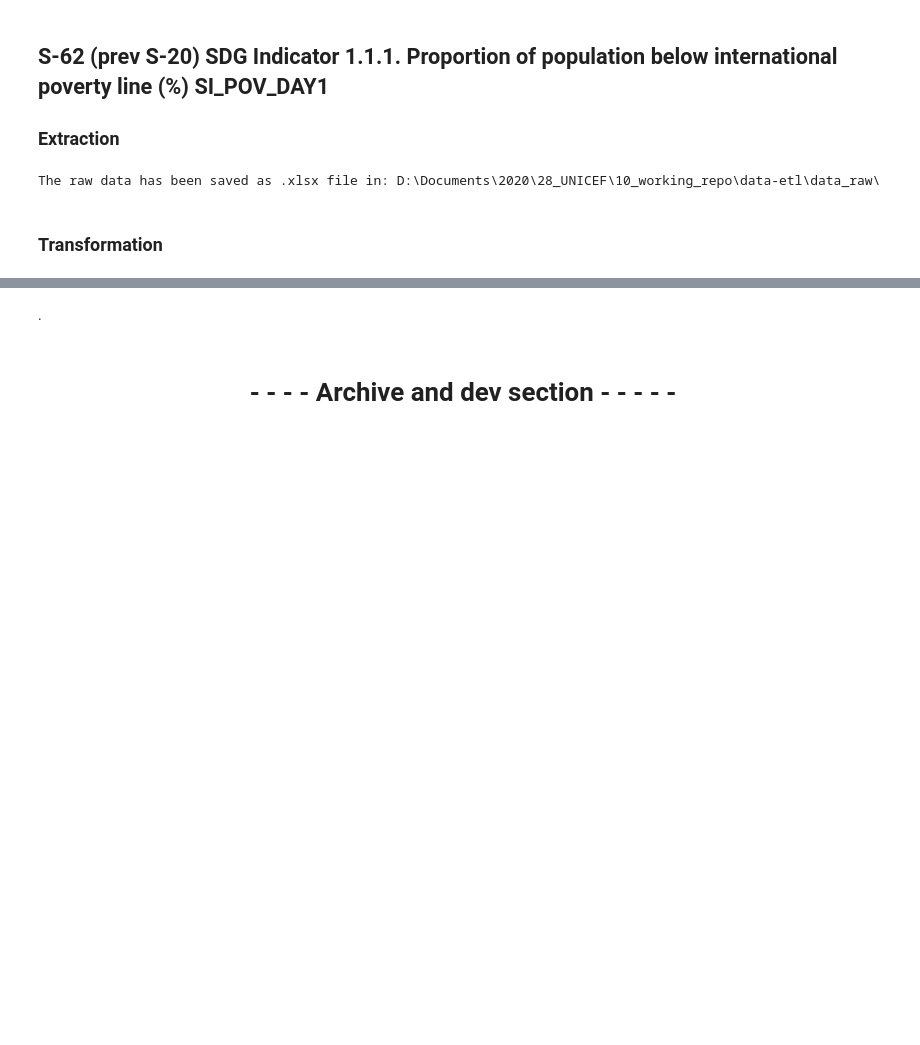
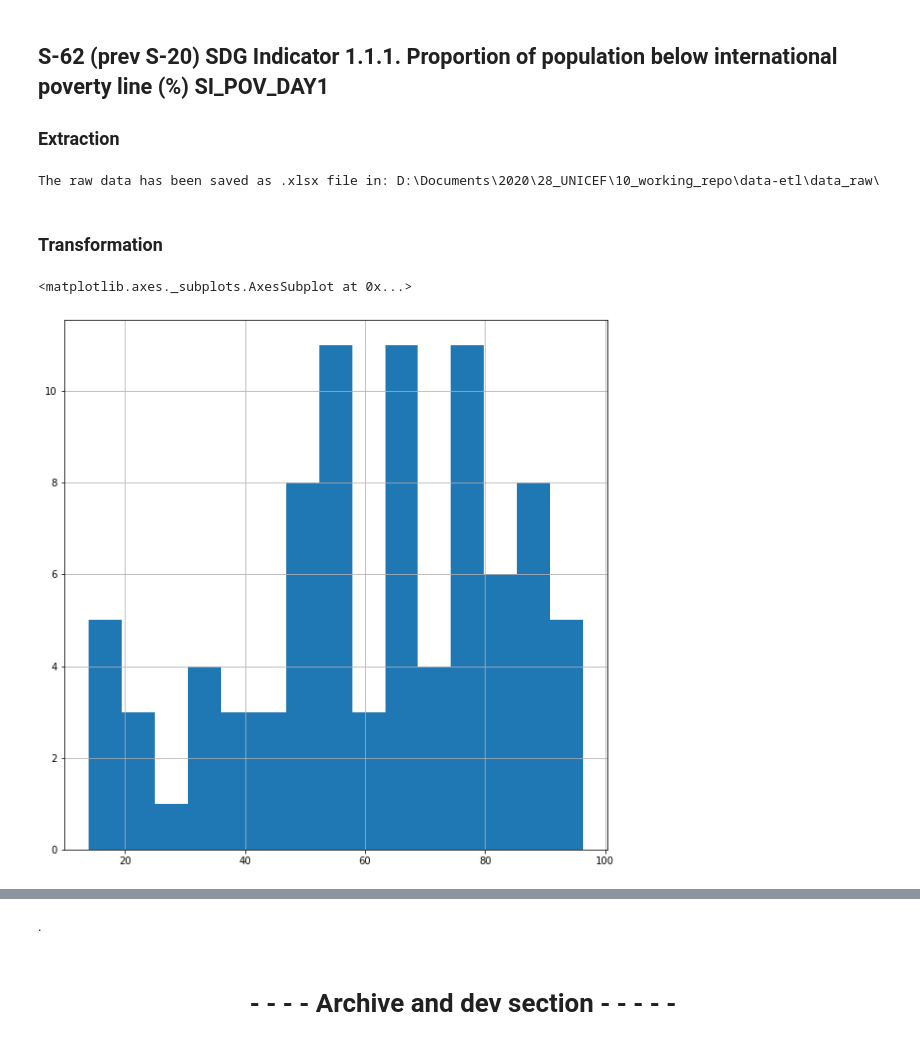
Before and after one commit to m-g-d-c/crba-etl, a Jupyter notebook: main.ipynb, the cells around one changed output, grey strips where cells are left out. Saved outputs shown, nothing was run; the diff lists cells and outputs as text; code cells hidden in the pictures; blank space fills up the shorter version.

```diff
--- a/main.ipynb
+++ b/main.ipynb
@@ -312,3 +318,9 @@ The raw data has been saved as .xlsx file in: D:\Documents\2020\28_UNICEF\10_wor
 # %%
 # Transform the raw data
 s62_transformed = transform_sdg_api_data(raw_data = s62_raw)
+# %%
+s23_transformed['value'].astype('float').hist(bins = 15,
+                              figsize = (10,10))
+# %% [output]
+<matplotlib.axes._subplots.AxesSubplot at 0x...>
+[figure, added]
```
Also changed, not shown: parts of 9 cells of this notebook.
